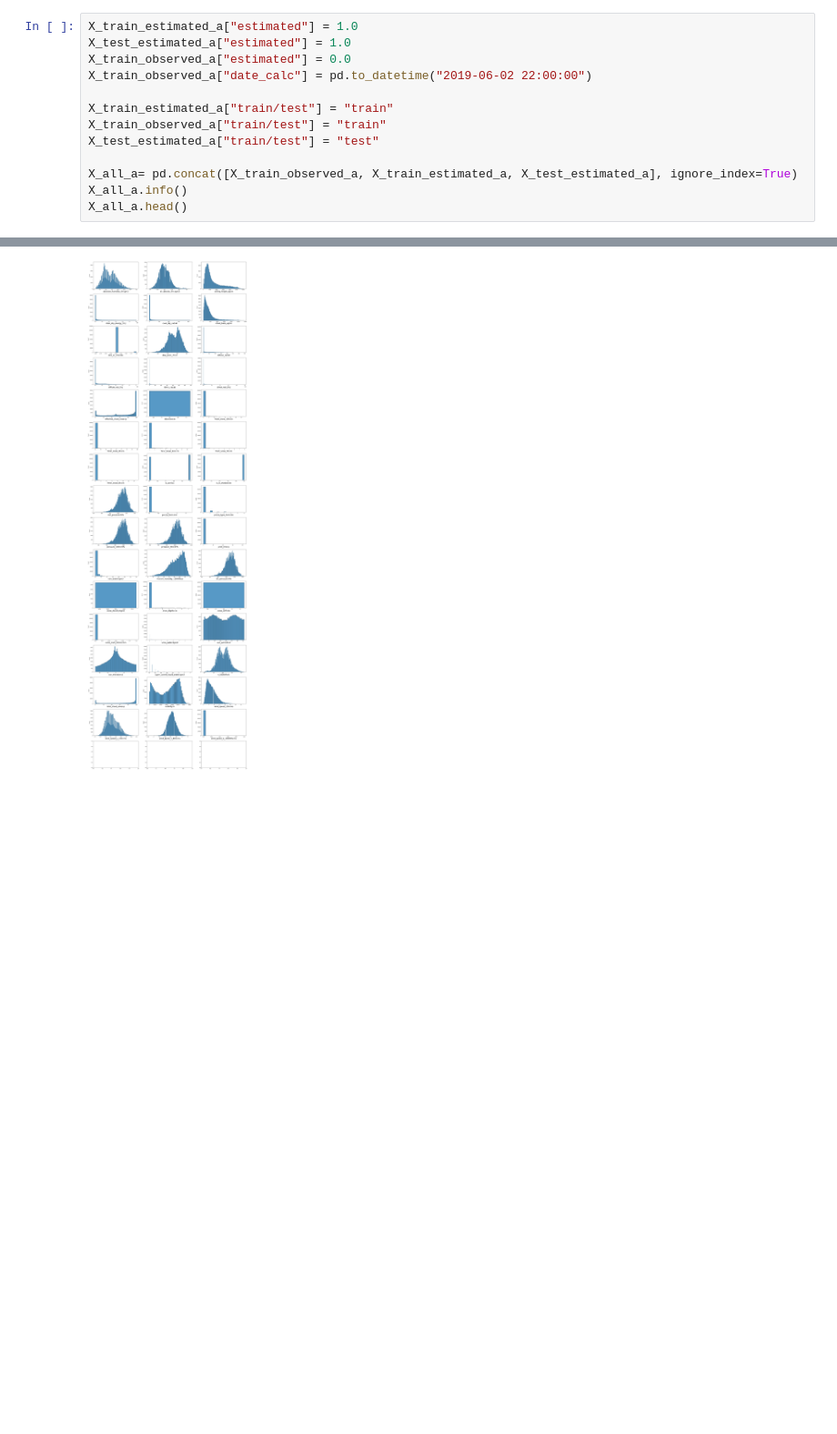
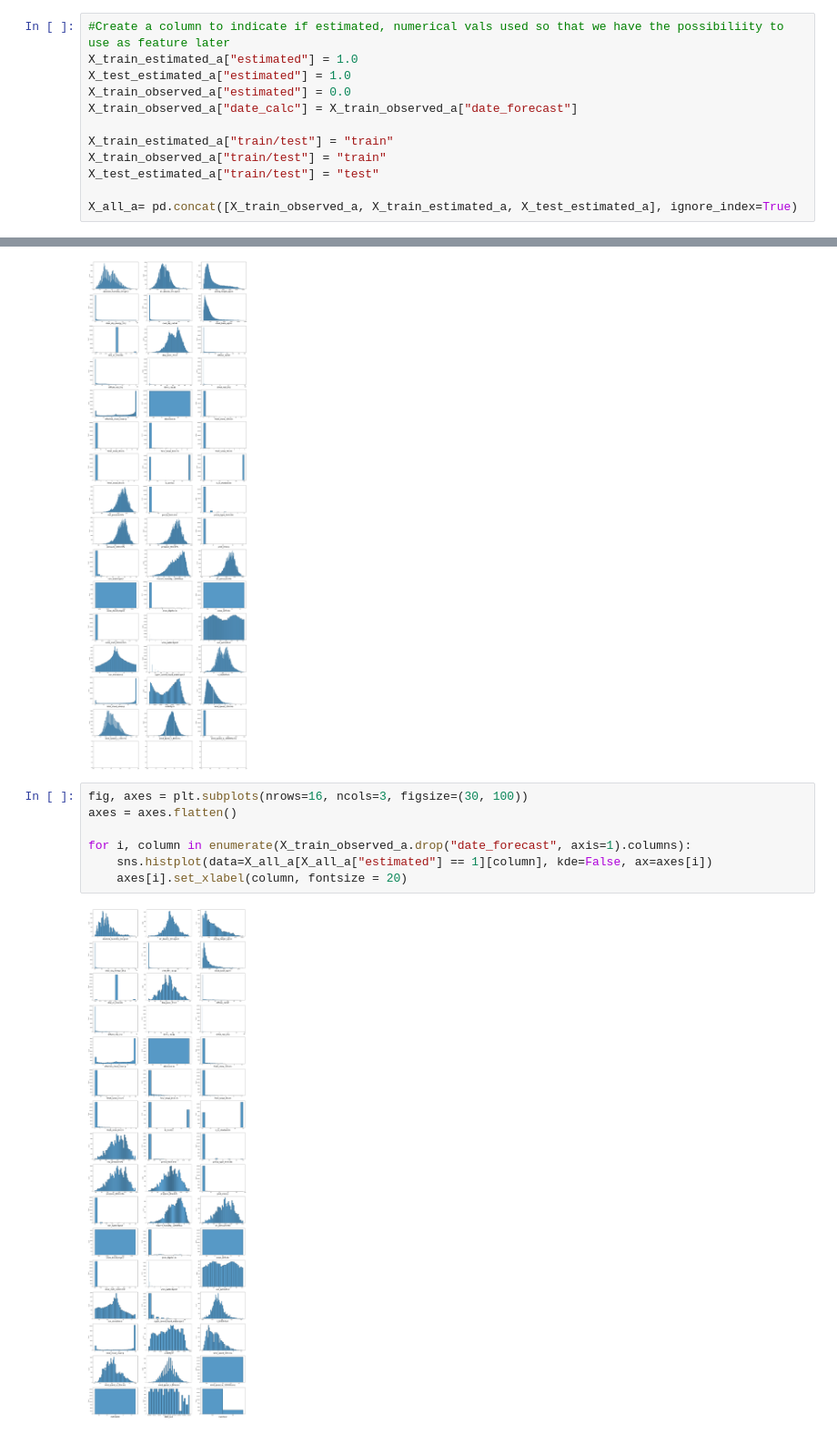
Before and after one commit to MikaelShahly/TDT4173-Machine-Learning-Project-Task, a Jupyter notebook: data_analysis/explorative_data_analysis_A.ipynb, the cells around one changed output, grey strips where cells are left out. Shown at 91% size. Saved outputs shown, nothing was run; the diff lists cells and outputs as text; blank space fills up the shorter version.

```diff
--- a/data_analysis/explorative_data_analysis_A.ipynb
+++ b/data_analysis/explorative_data_analysis_A.ipynb
@@ -16,15 +16,14 @@ X_test_estimated_a = pd.read_parquet('../data/A/X_test_estimated.parquet')
 # %% [markdown]
 *Making new combined data frame*
 # %%
+#Create a column to indicate if estimated, numerical vals used so that we have the possibiliity to use as feature later
 X_train_estimated_a["estimated"] = 1.0
 X_test_estimated_a["estimated"] = 1.0
 X_train_observed_a["estimated"] = 0.0
-X_train_observed_a["date_calc"] = pd.to_datetime("2019-06-02 22:00:00")
+X_train_observed_a["date_calc"] = X_train_observed_a["date_forecast"]
 
 X_train_estimated_a["train/test"] = "train"
 X_train_observed_a["train/test"] = "train"
 X_test_estimated_a["train/test"] = "test"
 
 X_all_a= pd.concat([X_train_observed_a, X_train_estimated_a, X_test_estimated_a], ignore_index=True)
-X_all_a.info()
-X_all_a.head()
@@ -146,3 +151,12 @@ for i, column in enumerate(X_train_observed_a.drop("date_forecast", axis=1).colu
     axes[i].set_xlabel(column, fontsize = 20)
 # %% [output]
 [figure]
+# %%
+fig, axes = plt.subplots(nrows=16, ncols=3, figsize=(30, 100))
+axes = axes.flatten()
+
+for i, column in enumerate(X_train_observed_a.drop("date_forecast", axis=1).columns):
+    sns.histplot(data=X_all_a[X_all_a["estimated"] == 1][column], kde=False, ax=axes[i])
+    axes[i].set_xlabel(column, fontsize = 20)
+# %% [output]
+[figure, added]
```
Also changed, not shown: parts of 2 cells of this notebook, 3 other files.
